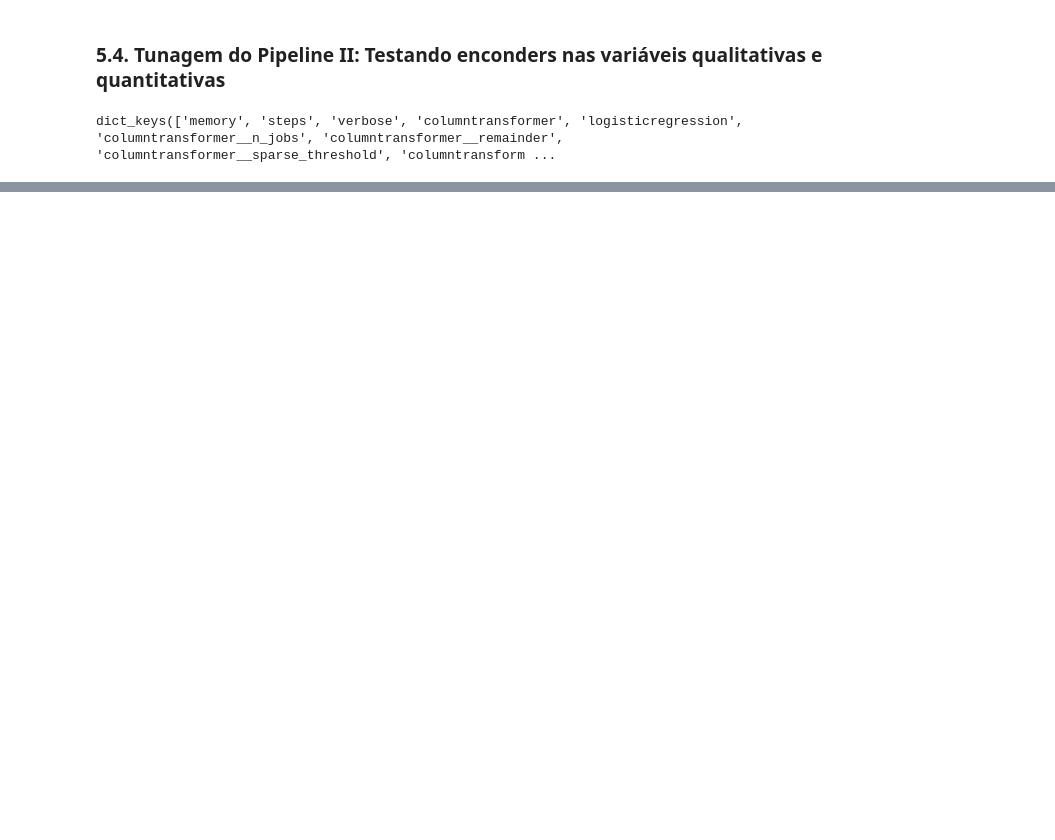
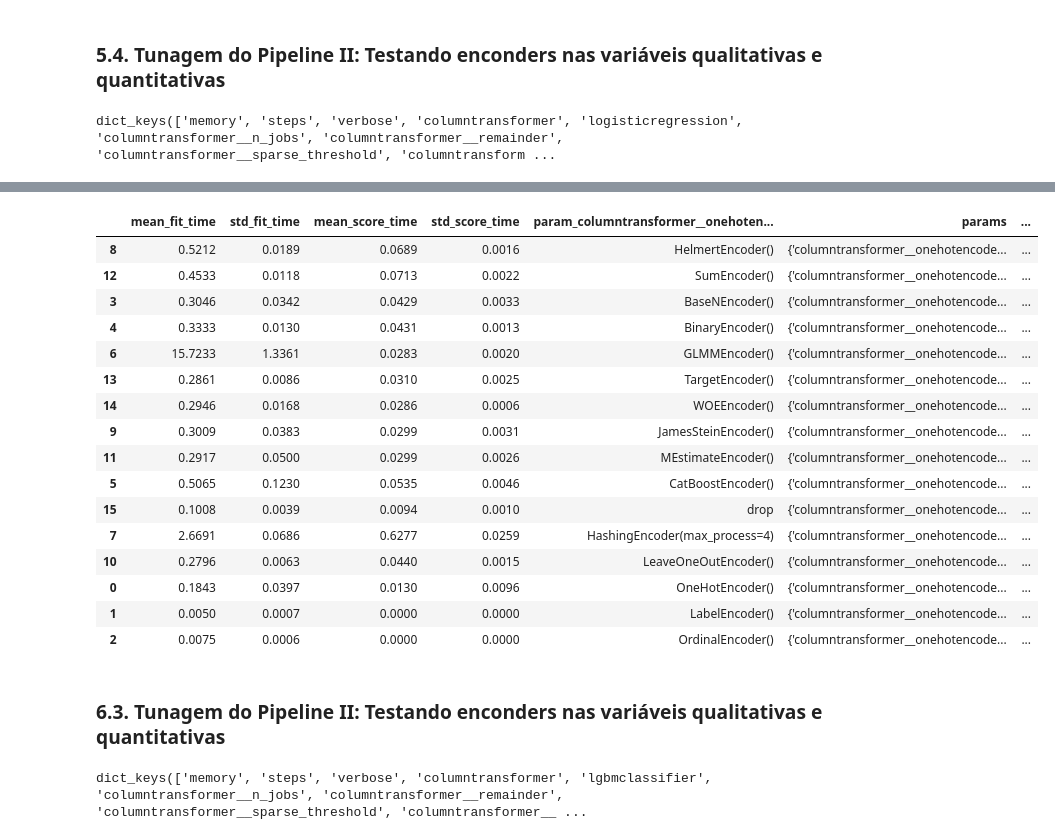
Before and after one commit to barbosarafael/sklearn_pipelines_examples, a Jupyter notebook: notebook/1.0.not_apply_sk_pipeline.ipynb, the cells around one changed output, grey strips where cells are left out. Drawn from its saved outputs; the diff is of its cells as text; code cells hidden in the pictures; blank space fills up the shorter version.

```diff
--- a/notebook/1.0.not_apply_sk_pipeline.ipynb
+++ b/notebook/1.0.not_apply_sk_pipeline.ipynb
@@ -384,0 +434,7 @@ pd.crosstab(y_test.values.ravel(), y_pred, rownames = ["Verdadeiro"], colnames =
+# %%
+params = {}
+params["columntransformer__standardscaler"] = [StandardScaler(), MinMaxScaler(), "drop"]
+# %%
+grid = GridSearchCV(final_pipeline, params, cv = 4, scoring = "precision")
+
+grid.fit(x_train, y_train)
@@ -384,0 +474,29 @@ pd.crosstab(y_test.values.ravel(), y_pred, rownames = ["Verdadeiro"], colnames =
+# %%
+from sklearn.preprocessing import LabelEncoder, OrdinalEncoder
+import category_encoders as ce
+
+
+le = LabelEncoder()
+oe = OrdinalEncoder()
+encoder = ce.BackwardDifferenceEncoder()
+encoder1 = ce.BaseNEncoder()
+encoder2 = ce.BinaryEncoder()
+encoder3 = ce.CatBoostEncoder()
+encoder5 = ce.GLMMEncoder()
+encoder6 = ce.HashingEncoder()
+encoder7 = ce.HelmertEncoder()
+encoder8 = ce.JamesSteinEncoder()
+encoder9 = ce.LeaveOneOutEncoder()
+encoder10 = ce.MEstimateEncoder()
+encoder13 = ce.SumEncoder()
+encoder15 = ce.TargetEncoder()
+encoder16 = ce.WOEEncoder()
+
+
+params = {}
+params["columntransformer__onehotencoder"] = [ohe, le, oe, encoder1, encoder2, encoder3, encoder5, encoder6,
+                                              encoder7, encoder8, encoder9, encoder10, encoder13, encoder15, encoder16, "drop"]
+# %%
+grid = GridSearchCV(final_pipeline, params, cv = 4, scoring = "precision")
+
+grid.fit(x_train, y_train)
@@ -384,0 +521,28 @@ pd.crosstab(y_test.values.ravel(), y_pred, rownames = ["Verdadeiro"], colnames =
+# %%
+results = pd.DataFrame(grid.cv_results_)
+
+results.sort_values("rank_test_score").round(4)
+# %% [output]
+|  | mean_fit_time | std_fit_time | mean_score_time | std_score_time | param_columntransformer__onehoten... | params | ... |
+| 8 | 0.5212 | 0.0189 | 0.0689 | 0.0016 | HelmertEncoder() | {'columntransformer__onehotencode... | ... |
+| 12 | 0.4533 | 0.0118 | 0.0713 | 0.0022 | SumEncoder() | {'columntransformer__onehotencode... | ... |
+| 3 | 0.3046 | 0.0342 | 0.0429 | 0.0033 | BaseNEncoder() | {'columntransformer__onehotencode... | ... |
+| 4 | 0.3333 | 0.0130 | 0.0431 | 0.0013 | BinaryEncoder() | {'columntransformer__onehotencode... | ... |
+| 6 | 15.7233 | 1.3361 | 0.0283 | 0.0020 | GLMMEncoder() | {'columntransformer__onehotencode... | ... |
+| 13 | 0.2861 | 0.0086 | 0.0310 | 0.0025 | TargetEncoder() | {'columntransformer__onehotencode... | ... |
+| 14 | 0.2946 | 0.0168 | 0.0286 | 0.0006 | WOEEncoder() | {'columntransformer__onehotencode... | ... |
+| 9 | 0.3009 | 0.0383 | 0.0299 | 0.0031 | JamesSteinEncoder() | {'columntransformer__onehotencode... | ... |
+| 11 | 0.2917 | 0.0500 | 0.0299 | 0.0026 | MEstimateEncoder() | {'columntransformer__onehotencode... | ... |
+| 5 | 0.5065 | 0.1230 | 0.0535 | 0.0046 | CatBoostEncoder() | {'columntransformer__onehotencode... | ... |
+| 15 | 0.1008 | 0.0039 | 0.0094 | 0.0010 | drop | {'columntransformer__onehotencode... | ... |
+| 7 | 2.6691 | 0.0686 | 0.6277 | 0.0259 | HashingEncoder(max_process=4) | {'columntransformer__onehotencode... | ... |
+| 10 | 0.2796 | 0.0063 | 0.0440 | 0.0015 | LeaveOneOutEncoder() | {'columntransformer__onehotencode... | ... |
+| 0 | 0.1843 | 0.0397 | 0.0130 | 0.0096 | OneHotEncoder() | {'columntransformer__onehotencode... | ... |
+| 1 | 0.0050 | 0.0007 | 0.0000 | 0.0000 | LabelEncoder() | {'columntransformer__onehotencode... | ... |
+| 2 | 0.0075 | 0.0006 | 0.0000 | 0.0000 | OrdinalEncoder() | {'columntransformer__onehotencode... | ... |
+# %% [markdown]
+### 6.3. **Tunagem do Pipeline II**: Testando enconders nas variáveis qualitativas e quantitativas
+# %%
+final_pipeline.get_params().keys()
+# %% [output]
+dict_keys(['memory', 'steps', 'verbose', 'columntransformer', 'lgbmclassifier', 'columntransformer__n_jobs', 'columntransformer__remainder', 'columntransformer__sparse_threshold', 'columntransformer__ ...
```
Also changed, not shown: parts of 42 cells of this notebook, 1 other file.
